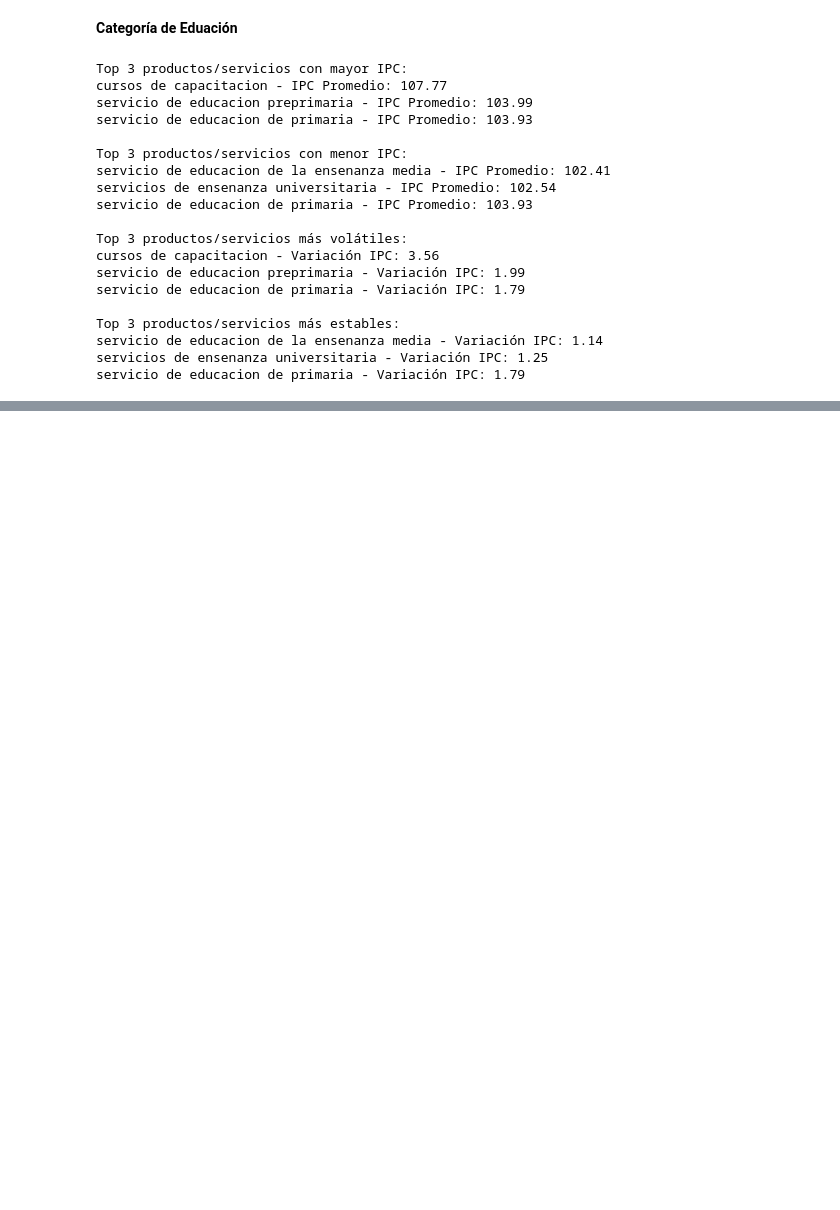
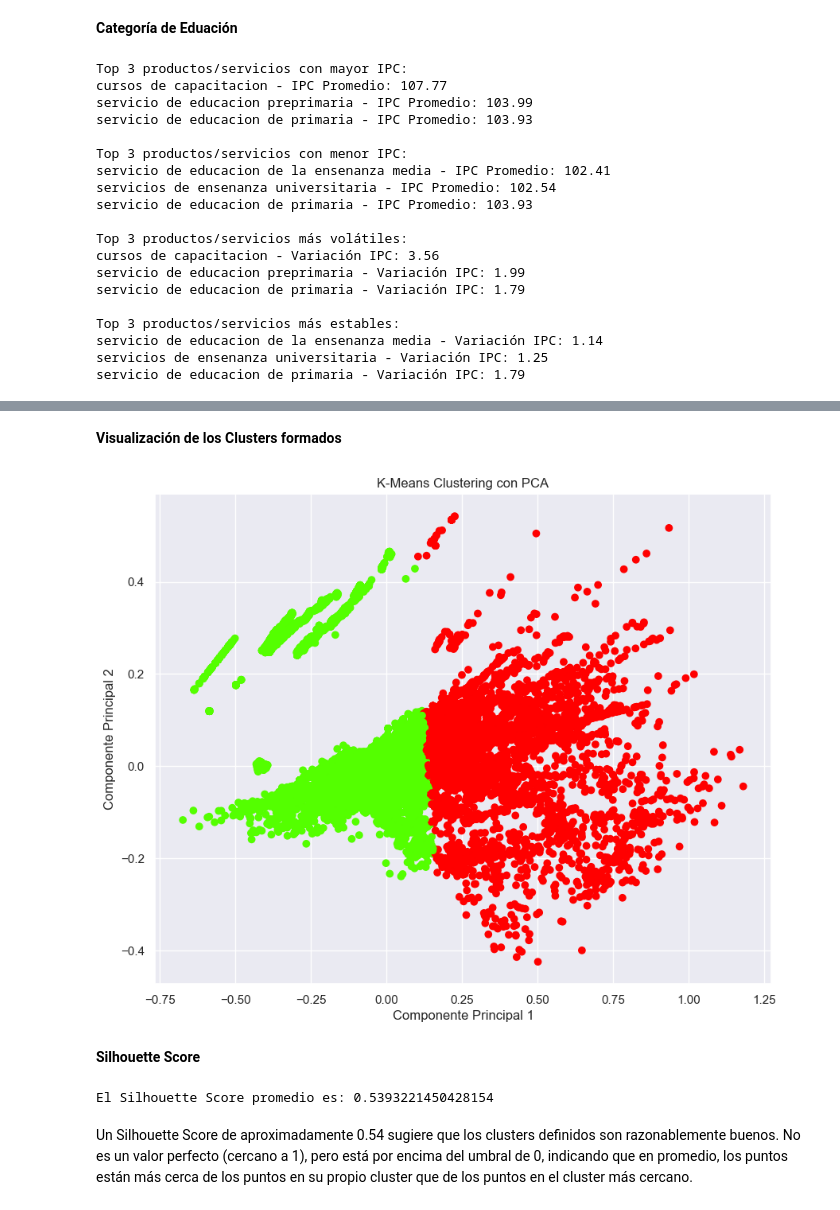
Before and after one commit to LeivaDiego/Proyecto-Mineria, a Jupyter notebook: IPC_EDA_V2.ipynb, the cells around one changed output, grey strips where cells are left out. Saved outputs shown, nothing was run; the diff lists cells and outputs as text; code cells hidden in the pictures; blank space fills up the shorter version.

```diff
--- a/IPC_EDA_V2.ipynb
+++ b/IPC_EDA_V2.ipynb
@@ -991,0 +1068,9 @@ servicio de educacion de primaria - Variación IPC: 1.79
+# %%
+# Crear una instancia de PCA
+pca = PCA(n_components=2)
+
+# Aplicar PCA a los datos normalizados
+pca_features = pca.fit_transform(df_encoded) #Se obtienen los componentes principales
+pca_features_df = pd.DataFrame(data = pca_features, columns=['Componente_1', 'Componente_2'])
+
+pca_features_df.head()
@@ -991,0 +1084,26 @@ servicio de educacion de primaria - Variación IPC: 1.79
+# %% [markdown]
+**Visualización de los Clusters formados**
+# %%
+plt.figure(figsize=(10, 8))
+plt.scatter(pca_features_df['Componente_1'],
+            pca_features_df['Componente_2'],
+            c=clustering.labels_,
+            cmap='prism')
+
+plt.title('K-Means Clustering con PCA')
+plt.xlabel('Componente Principal 1')
+plt.ylabel('Componente Principal 2')
+plt.show()
+# %% [output]
+[figure, added]
+# %% [markdown]
+**Silhouette Score**
+# %%
+# Calcular el Silhouette Score
+labels = clustering.labels_
+silhouette_avg = silhouette_score(df_encoded, labels)
+print('El Silhouette Score promedio es:', silhouette_avg)
+# %% [output]
+El Silhouette Score promedio es: 0.5393221450428154
+# %% [markdown]
+Un Silhouette Score de aproximadamente 0.54 sugiere que los clusters definidos son razonablemente buenos. No es un valor perfecto (cercano a 1), pero está por encima del umbral de 0, indicando que en promedio, los puntos están más cerca de los puntos en su propio cluster que de los puntos en el cluster más cercano.
```
Also changed, not shown: parts of 14 cells of this notebook.
